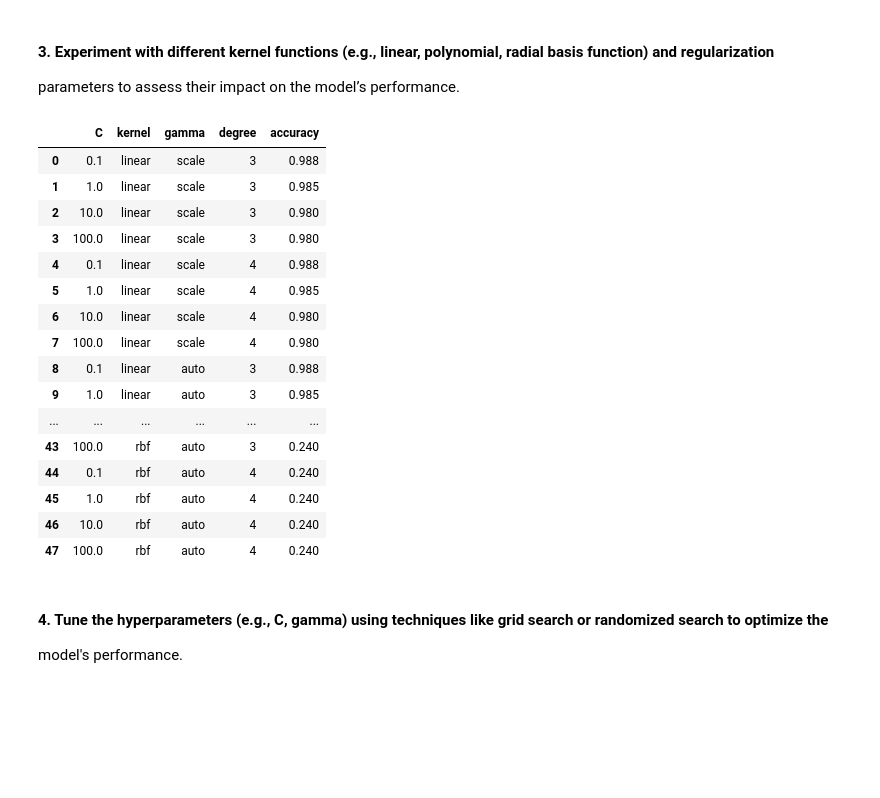
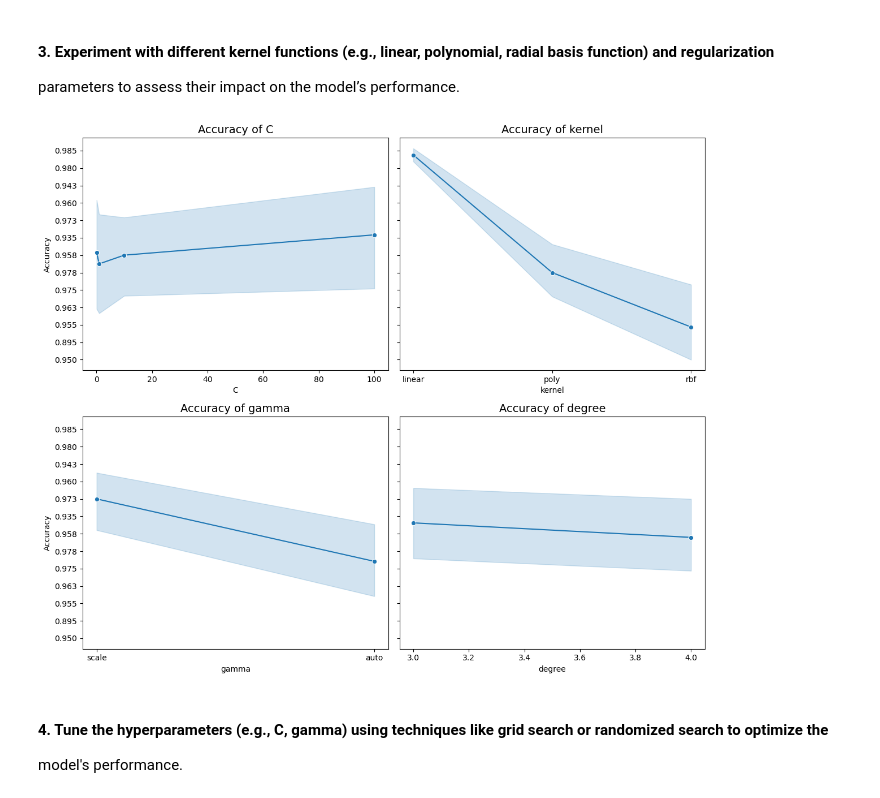
Before and after one commit to ahmadtarig/machine_learning_project, a Jupyter notebook: code.ipynb, the cells around one changed output. Drawn from its saved outputs; the diff is of its cells as text; code cells hidden in the pictures; blank space fills up the shorter version.

```diff
--- a/code.ipynb
+++ b/code.ipynb
@@ -498,7 +498,7 @@ svm_scores = {
     'recall_scores' : [],
 }
 
-output ={
+svm_output ={
     'C': [],
     'kernel': [],
     'gamma': [],
@@ -516,14 +516,14 @@ for kernel in param_grid.get('kernel'):
                 y_predict = loop_svm_model.predict(x_test)
                 accuracy = accuracy_score(y_test, y_predict)
 
-                output.get("kernel").append(kernel)
-                output.get("gamma").append(gamma)
-                output.get("degree").append(degree)
-                output.get("C").append(C)
-                output.get("accuracy").append(f"{accuracy:.3f}")
+                svm_output.get("kernel").append(kernel)
+                svm_output.get("gamma").append(gamma)
+                svm_output.get("degree").append(degree)
+                svm_output.get("C").append(C)
+                svm_output.get("accuracy").append(f"{accuracy:.3f}")
 
                 svm_scores.get('accuracy_scores').append(accuracy)
                 svm_scores.get('f1_scores').append(f1_score(by_test, by_predict))
                 svm_scores.get('recall_scores').append(recall_score(by_test, by_predict))
 
-ouput_df = pd.DataFrame(output)
+svm_ouput_df = pd.DataFrame(svm_output)
@@ -530,23 +533,26 @@ ouput_df = pd.DataFrame(output)
 # %%
-ouput_df
+# Columns to plot against accuracy
+columns_to_plot = svm_ouput_df.columns.drop('accuracy')
+
+# Create subplots (2 rows, 2 columns)
+num_columns = len(columns_to_plot)
+fig, axes = plt.subplots(2, 2, figsize=(12, 10), sharey=True)
+
+# Flatten axes array to iterate over them easily
+axes = axes.flatten()
+
+# Iterate over each column to plot
+for i, column in enumerate(columns_to_plot):
+    sns.lineplot(x=svm_ouput_df[column], y=svm_ouput_df['accuracy'], marker='o', ax=axes[i])
+    axes[i].set_title(f'Accuracy of {column}', fontsize=14)
+    axes[i].set_xlabel(column)
+    axes[i].set_ylabel('Accuracy')
+
+# Adjust layout
+plt.tight_layout()
+plt.show()
 # %% [output]
-|  | C | kernel | gamma | degree | accuracy |
-| 0 | 0.1 | linear | scale | 3 | 0.988 |
-| 1 | 1.0 | linear | scale | 3 | 0.985 |
-| 2 | 10.0 | linear | scale | 3 | 0.980 |
-| 3 | 100.0 | linear | scale | 3 | 0.980 |
-| 4 | 0.1 | linear | scale | 4 | 0.988 |
-| 5 | 1.0 | linear | scale | 4 | 0.985 |
-| 6 | 10.0 | linear | scale | 4 | 0.980 |
-| 7 | 100.0 | linear | scale | 4 | 0.980 |
-| 8 | 0.1 | linear | auto | 3 | 0.988 |
-| 9 | 1.0 | linear | auto | 3 | 0.985 |
-| ... | ... | ... | ... | ... | ... |
-| 43 | 100.0 | rbf | auto | 3 | 0.240 |
-| 44 | 0.1 | rbf | auto | 4 | 0.240 |
-| 45 | 1.0 | rbf | auto | 4 | 0.240 |
-| 46 | 10.0 | rbf | auto | 4 | 0.240 |
-| 47 | 100.0 | rbf | auto | 4 | 0.240 |
+[figure, added]
 # %% [markdown]
 #### 4. Tune the hyperparameters (e.g., C, gamma) using techniques like grid search or randomized search to optimize the
 model's performance.
```
Also changed, not shown: parts of 5 cells of this notebook.
